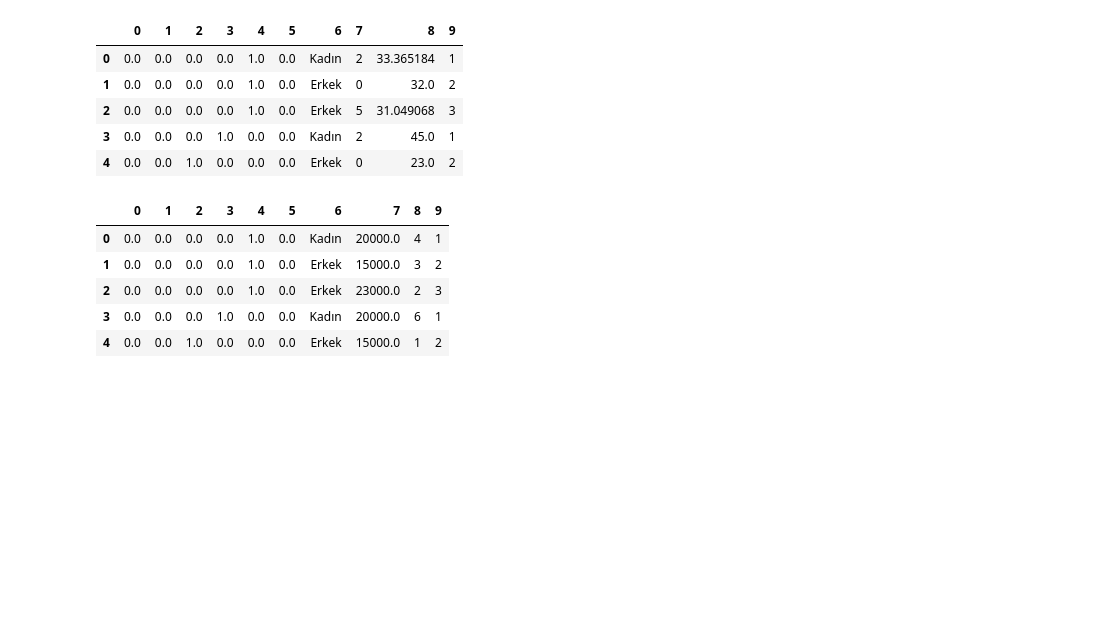
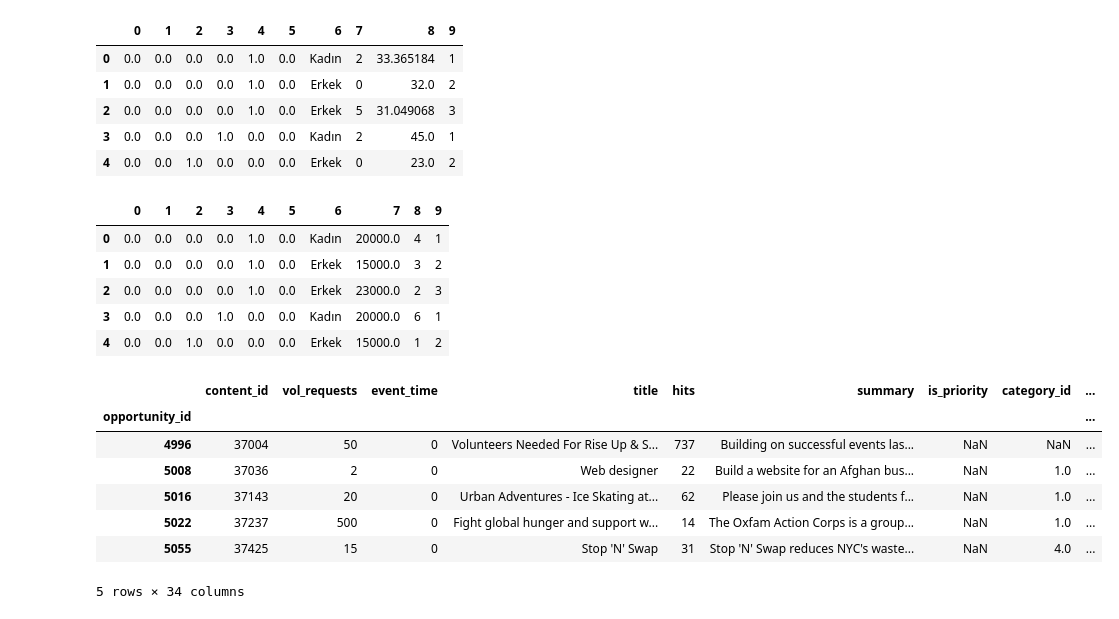
Before and after one commit to ibrahimediz/DeepLearningFundamentals, a Jupyter notebook: Egzersiz/Beste/01_04_Encoding.ipynb, the cells around one changed output. Saved outputs shown, nothing was run; the diff lists cells and outputs as text; code cells hidden in the pictures; blank space fills up the shorter version.

```diff
--- a/Egzersiz/Beste/01_04_Encoding.ipynb
+++ b/Egzersiz/Beste/01_04_Encoding.ipynb
@@ -146,3 +146,17 @@ encoded.head()
 | 2 | 0.0 | 0.0 | 0.0 | 0.0 | 1.0 | 0.0 | Erkek | 23000.0 | 2 | 3 |
 | 3 | 0.0 | 0.0 | 0.0 | 1.0 | 0.0 | 0.0 | Kadın | 20000.0 | 6 | 1 |
 | 4 | 0.0 | 0.0 | 1.0 | 0.0 | 0.0 | 0.0 | Erkek | 15000.0 | 1 | 2 |
+# %%
+import pandas as pd
+adres = "/workspace/DeepLearningFundamentals/preprocess.csv"
+df = pd.read_csv(adres,index_col=[0])
+df.head()
+# %% [output]
+|  | content_id | vol_requests | event_time | title | hits | summary | is_priority | category_id | ... |
+| opportunity_id |  |  |  |  |  |  |  |  | ... |
+| 4996 | 37004 | 50 | 0 | Volunteers Needed For Rise Up & S... | 737 | Building on successful events las... | NaN | NaN | ... |
+| 5008 | 37036 | 2 | 0 | Web designer | 22 | Build a website for an Afghan bus... | NaN | 1.0 | ... |
+| 5016 | 37143 | 20 | 0 | Urban Adventures - Ice Skating at... | 62 | Please join us and the students f... | NaN | 1.0 | ... |
+| 5022 | 37237 | 500 | 0 | Fight global hunger and support w... | 14 | The Oxfam Action Corps is a group... | NaN | 1.0 | ... |
+| 5055 | 37425 | 15 | 0 | Stop 'N' Swap | 31 | Stop 'N' Swap reduces NYC's waste... | NaN | 4.0 | ... |
+5 rows × 34 columns
```
Also changed, not shown: parts of 7 cells of this notebook, 17 other files.
